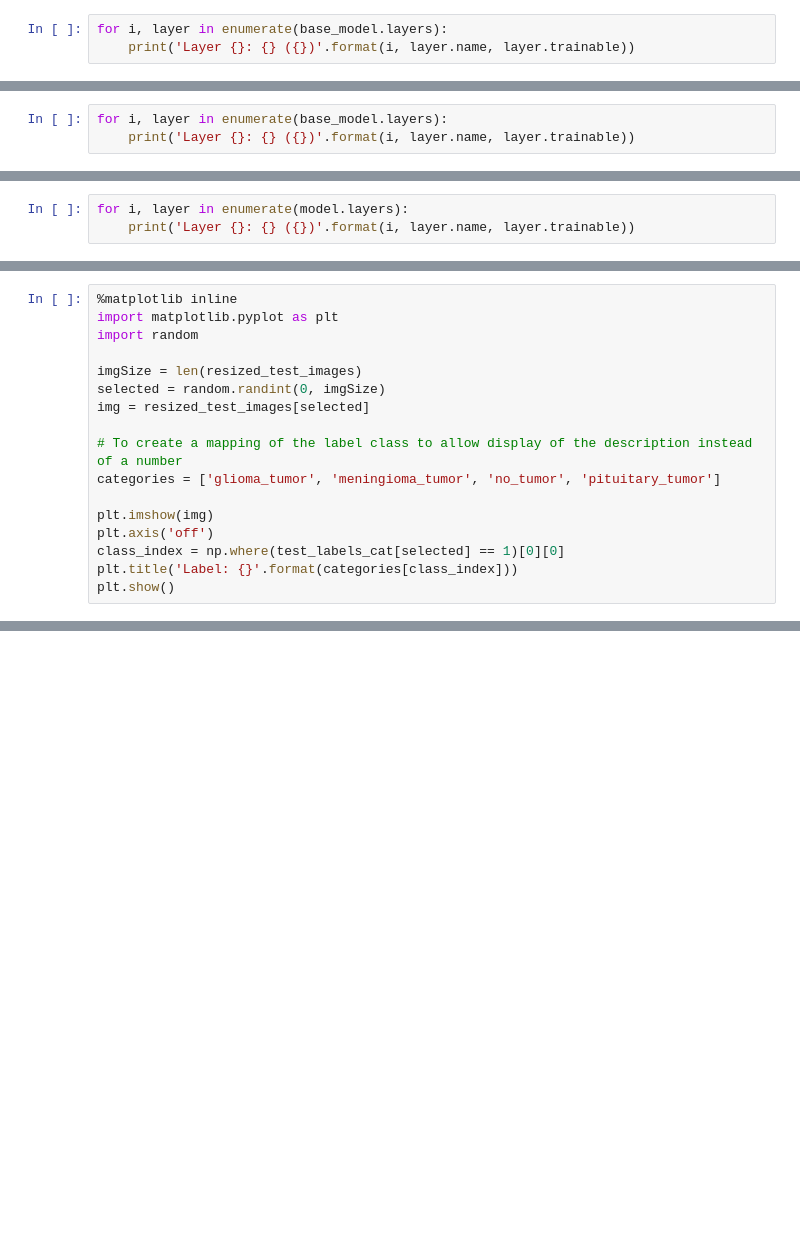
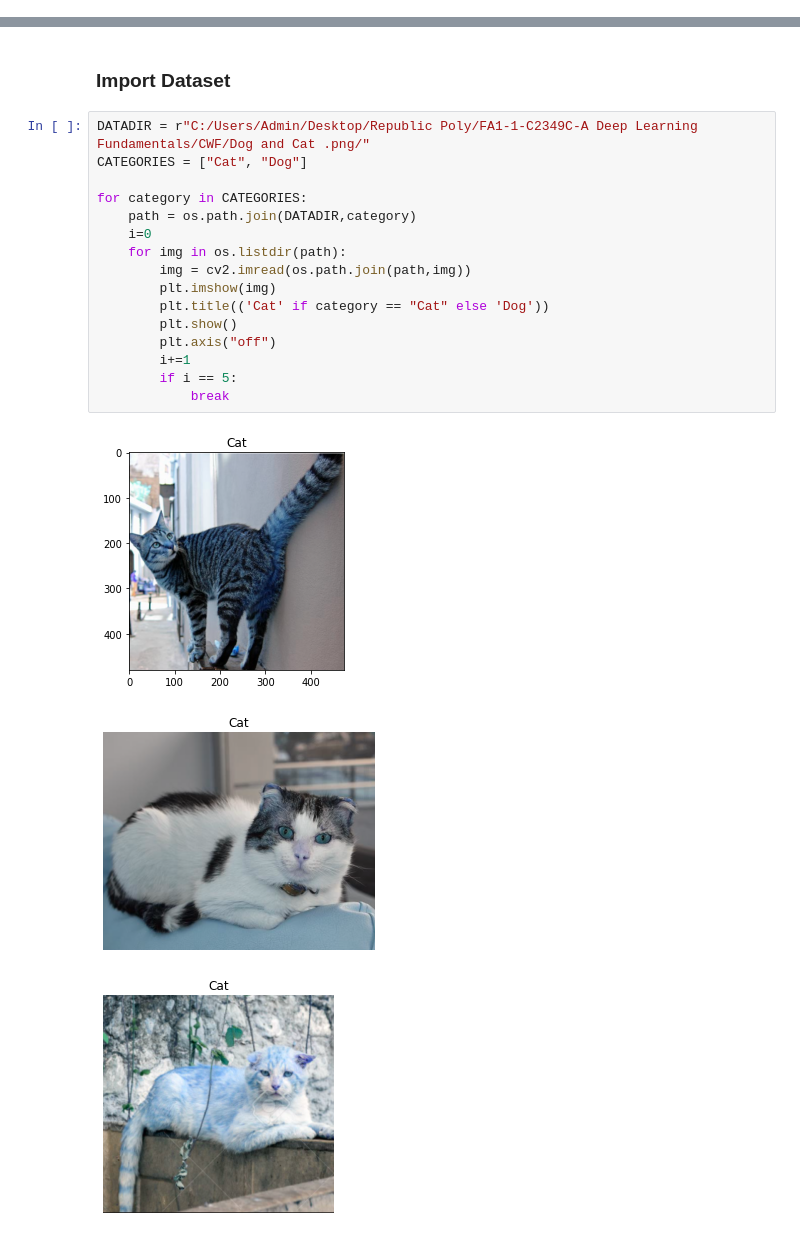
Before and after one commit to absolutemocha/sdaai, a Jupyter notebook: 20065320-Lim Zhao Hong-C2349C-AY2022CWF.ipynb, the cells around one changed output, grey strips where cells are left out. Saved outputs shown, nothing was run; the diff lists cells and outputs as text; blank space fills up the shorter version.

Commit message:
Deep Learning CWF
Deep Learning CWF

```diff
--- a/20065320-Lim Zhao Hong-C2349C-AY2022CWF.ipynb
+++ b/20065320-Lim Zhao Hong-C2349C-AY2022CWF.ipynb
@@ -75,3 +0,0 @@ print(base_model.summary())
-# %%
-for i, layer in enumerate(base_model.layers):
-    print('Layer {}: {} ({})'.format(i, layer.name, layer.trainable))
@@ -83,3 +0,0 @@ for layer in base_model.layers:
-# %%
-for i, layer in enumerate(base_model.layers):
-    print('Layer {}: {} ({})'.format(i, layer.name, layer.trainable))
@@ -106,3 +0,0 @@ print(model.summary())
-# %%
-for i, layer in enumerate(model.layers):
-    print('Layer {}: {} ({})'.format(i, layer.name, layer.trainable))
@@ -158,17 +0,0 @@ Predict an image by randomly choosing 1
-# %%
-%matplotlib inline
-import matplotlib.pyplot as plt
-import random
-
-imgSize = len(resized_test_images)
-selected = random.randint(0, imgSize)
-img = resized_test_images[selected]
-
-# To create a mapping of the label class to allow display of the description instead of a number
-categories = ['glioma_tumor', 'meningioma_tumor', 'no_tumor', 'pituitary_tumor']
-
-plt.imshow(img)
-plt.axis('off')
-class_index = np.where(test_labels_cat[selected] == 1)[0][0]
-plt.title('Label: {}'.format(categories[class_index]))
-plt.show()
@@ -214,0 +23,22 @@ print('Predicted class: {} - {}'.format(idx, predictions))
+# %% [markdown]
+### Import Dataset
+# %%
+DATADIR = r"C:/Users/Admin/Desktop/Republic Poly/FA1-1-C2349C-A Deep Learning Fundamentals/CWF/Dog and Cat .png/"
+CATEGORIES = ["Cat", "Dog"]
+
+for category in CATEGORIES:
+    path = os.path.join(DATADIR,category)
+    i=0
+    for img in os.listdir(path):
+        img = cv2.imread(os.path.join(path,img))
+        plt.imshow(img)
+        plt.title(('Cat' if category == "Cat" else 'Dog'))
+        plt.show()
+        plt.axis("off")
+        i+=1
+        if i == 5:
+            break
+# %% [output]
+[figure, added]
+[figure, added]
+[figure, added]
```
Also changed, not shown: parts of 70 cells of this notebook.
